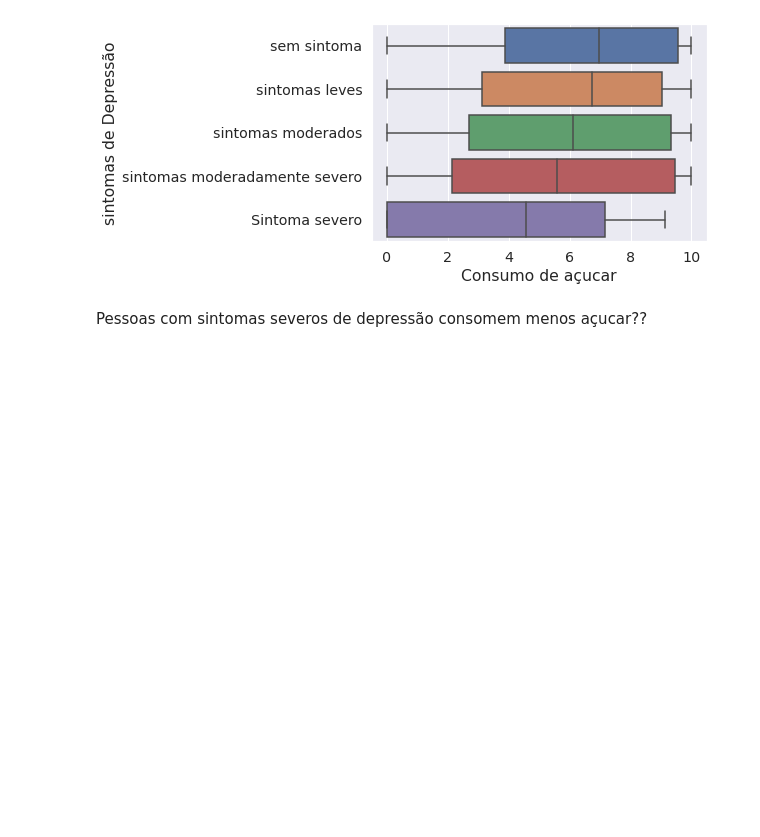
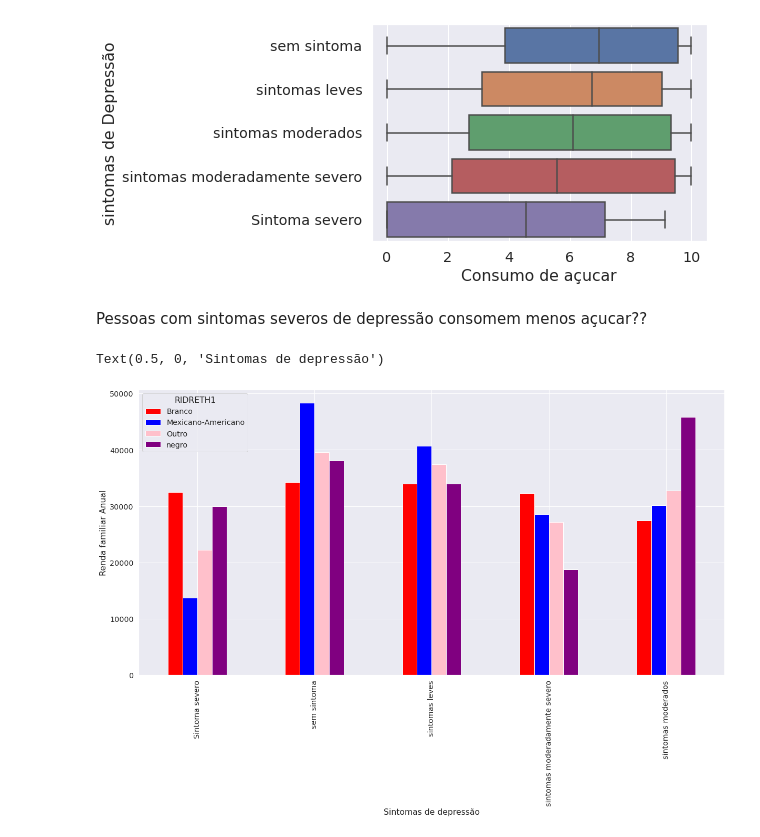
Before and after one commit to DionesGouvea/data-science-toolbox, a Jupyter notebook: Desafio_de_Inferência.ipynb, the cells around one changed output. Cells and saved outputs as stored; diff of their text form; code cells hidden in the pictures; blank space fills up the shorter version.

```diff
--- a/Desafio_de_Inferência.ipynb
+++ b/Desafio_de_Inferência.ipynb
@@ -394,3 +394,28 @@ plt.show()
 [figure]
 # %% [markdown]
 Pessoas com sintomas severos de depressão consomem menos açucar??
+# %%
+rendMap = {1:np.mean([0,4999]),
+           2:np.mean([5000,9999]),
+           3:np.mean([10000,14999]),
+           4:np.mean([15000,19999]),
+           5:np.mean([20000,24999]),
+           6:np.mean([25000,34999]),
+           7:np.mean([35000,44999]),
+           8:np.mean([45000,54999]),
+           9:np.mean([55000,64999]),
+           10:np.mean([65000,74999]),
+           11: 75000,
+           12:np.mean([20000,75000]),
+           13:np.mean([0,19999])}
+
+df['INDFMINC'] = df['INDFMINC'].map(rendMap)
+# %%
+#visualizando os sintomas por raça e renda familiar anual
+sns.set(font_scale = 1.3,)
+df.groupby(['RIDRETH1', 'phq_grp']).mean()['INDFMINC'].unstack().T.plot(kind = 'bar', color = ['red', 'blue', 'pink','purple','green'],figsize=(20,10))
+plt.ylabel('Renda familiar Anual')
+plt.xlabel('Sintomas de depressão')
+# %% [output]
+Text(0.5, 0, 'Sintomas de depressão')
+[figure, added]
```
Also changed, not shown: parts of 7 cells of this notebook.
